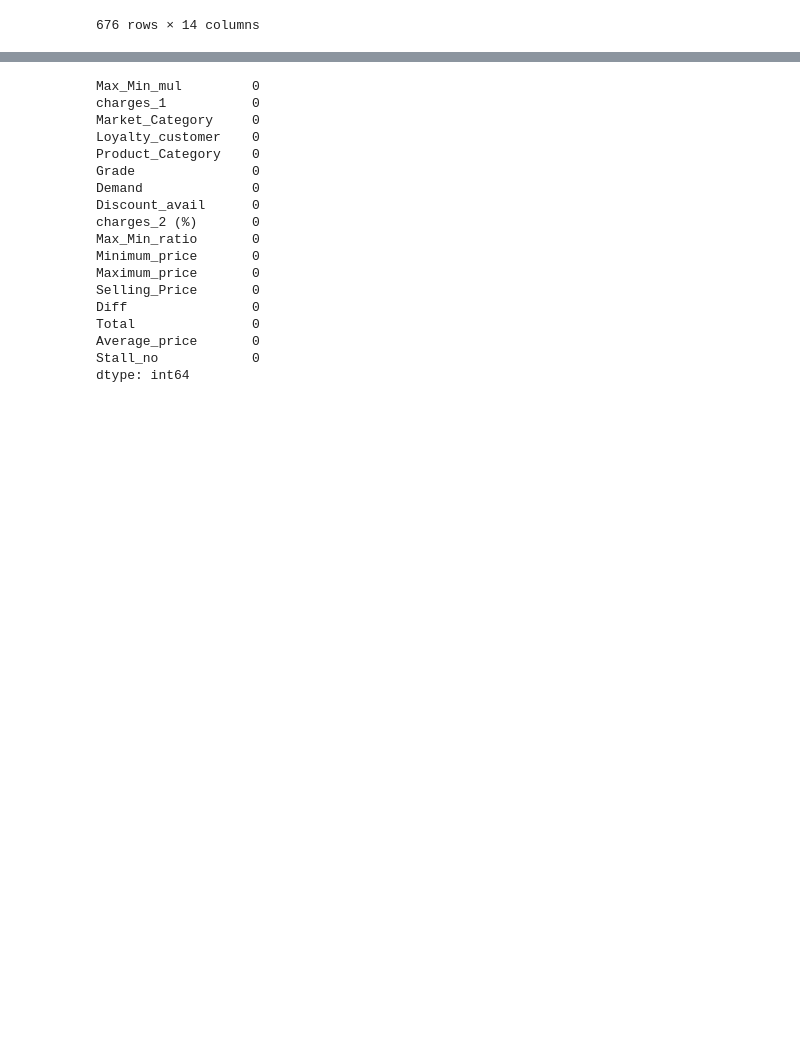
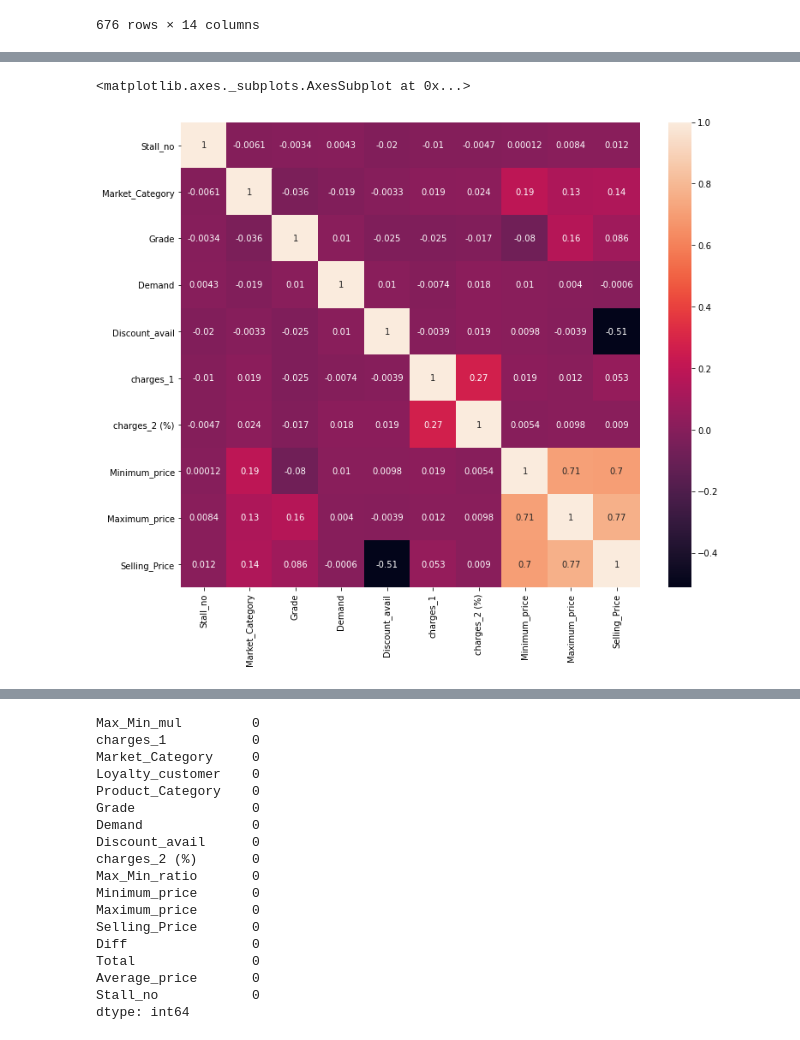
Before and after one commit to adi0508/Hackerearth_carnival_wars-, a Jupyter notebook: hackerearth-carnival-wars.ipynb, the cells around one changed output, grey strips where cells are left out. Saved outputs shown, nothing was run; the diff lists cells and outputs as text; code cells hidden in the pictures; blank space fills up the shorter version.

```diff
--- a/hackerearth-carnival-wars.ipynb
+++ b/hackerearth-carnival-wars.ipynb
@@ -77,0 +107,6 @@ df.loc[df['Product_Category'].isin(['Repair'])]
+# %%
+fig = plt.figure(figsize = (12,10))
+sns.heatmap(df.corr(), annot = True)
+# %% [output]
+<matplotlib.axes._subplots.AxesSubplot at 0x...>
+[figure, added]
```
Also changed, not shown: parts of 34 cells of this notebook.
